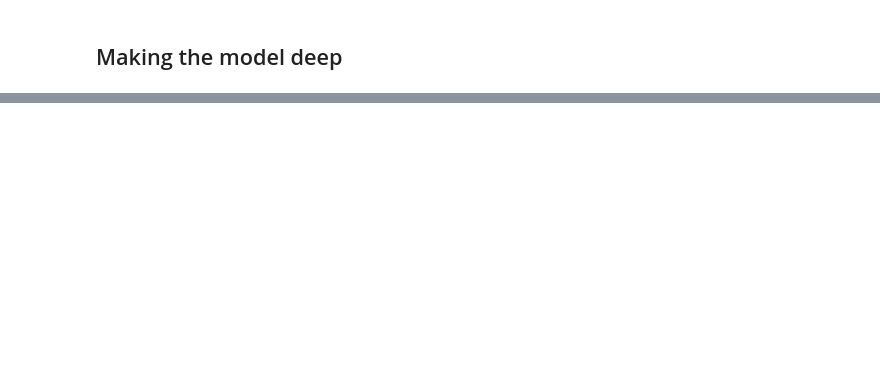
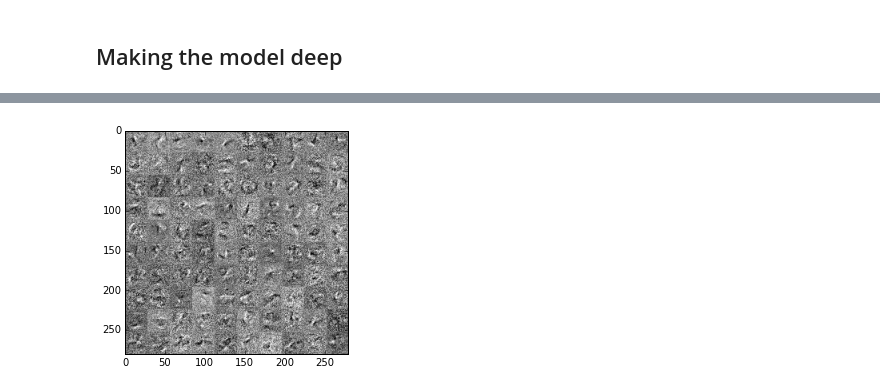
Before and after one commit to vkaynig/IACS_ComputeFest_DeepLearning, a Jupyter notebook: Fully_Connected_Networks.ipynb, the cells around one changed output, grey strips where cells are left out. Cells and saved outputs as stored; diff of their text form; code cells hidden in the pictures; blank space fills up the shorter version.

```diff
--- a/Fully_Connected_Networks.ipynb
+++ b/Fully_Connected_Networks.ipynb
@@ -399,0 +463,22 @@ NameError: name 'train_monitor_batch' is not defined
+# %%
+class MLP(object):
+    def __init__(self, rng, input, n_in, n_hidden, n_out):
+
+        self.hiddenLayer = HiddenLayer(
+            rng=rng,
+            input=input,
+            n_in=n_in,
+            n_out=n_hidden,
+            activation=T.tanh
+        )
+
+        self.logRegressionLayer = LogisticRegression(
+            input=self.hiddenLayer.output,
+            n_in=n_hidden,
+            n_out=n_out
+        )
+
+        self.negative_log_likelihood = self.logRegressionLayer.negative_log_likelihood
+        self.errors = self.logRegressionLayer.errors
+
+        self.params = self.hiddenLayer.params + self.logRegressionLayer.params
@@ -399,0 +587,9 @@ NameError: name 'train_monitor_batch' is not defined
+# %%
+filters = tile_raster_images(classifier.hiddenLayer.W.T.eval(), img_shape=(28,28), tile_shape=(10,10), tile_spacing=(0, 0),
+                       scale_rows_to_unit_interval=True,
+                       output_pixel_vals=True)
+
+plt.imshow(filters)
+plt.show()
+# %% [output]
+[figure, added]
```
Also changed, not shown: parts of 49 cells of this notebook.
